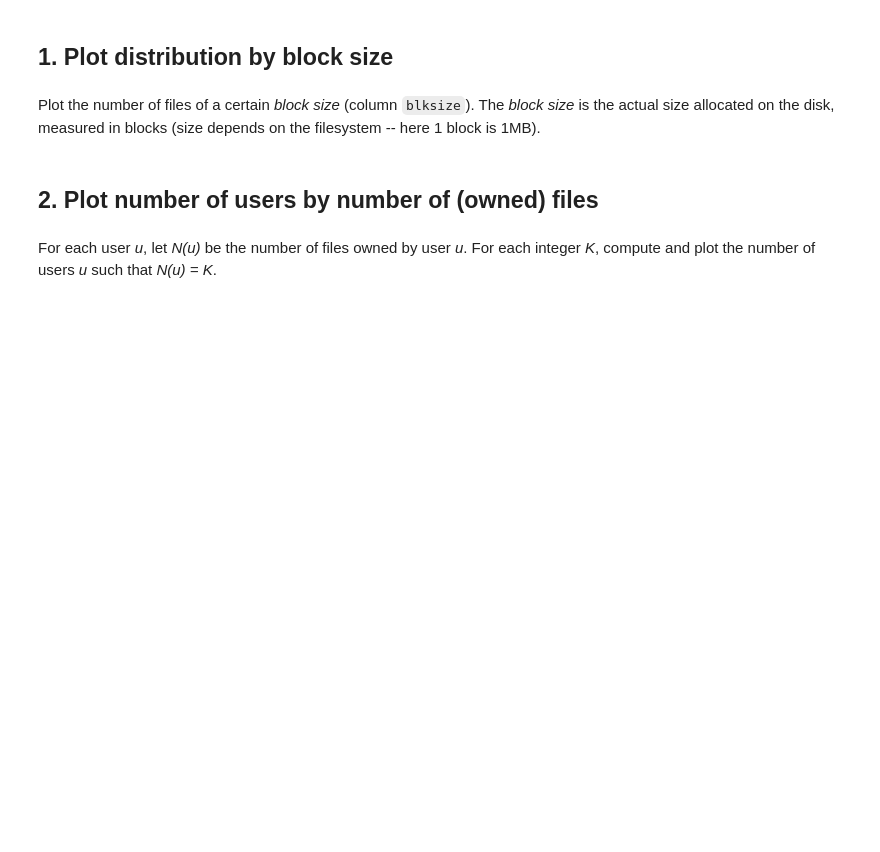
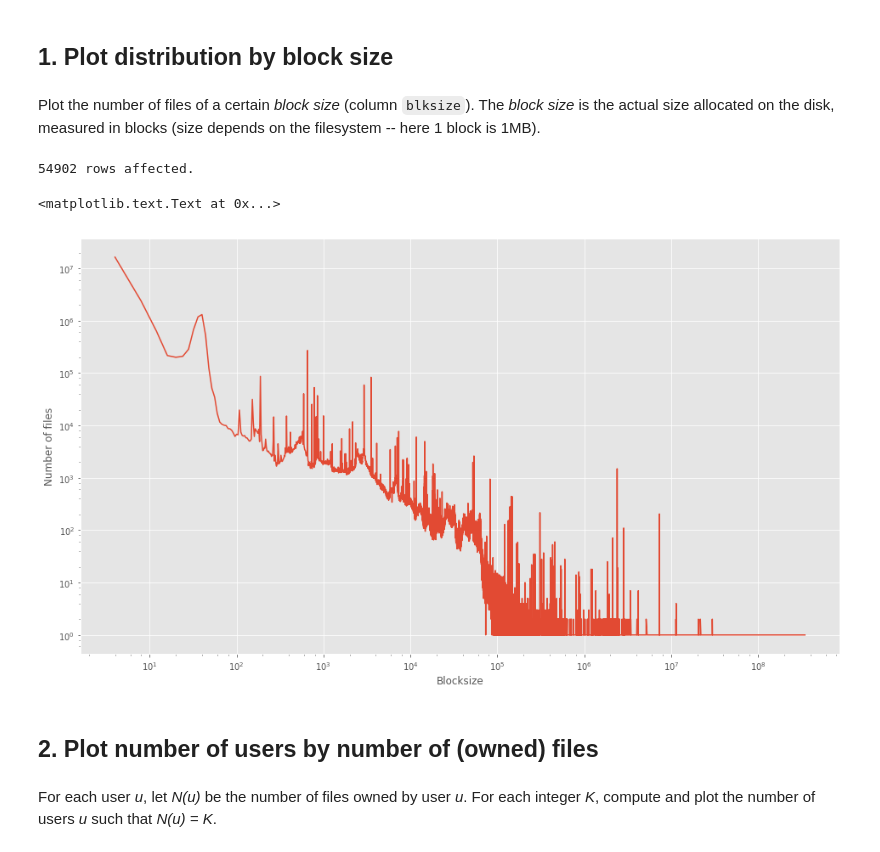
Before and after one commit to mladenivkovic/esc403, a Jupyter notebook: exercises/04-plotting-results-of-SQL-queries.ipynb, the cells around one changed output. Cells and saved outputs as stored; diff of their text form; code cells hidden in the pictures; blank space fills up the shorter version.

```diff
--- a/exercises/04-plotting-results-of-SQL-queries.ipynb
+++ b/exercises/04-plotting-results-of-SQL-queries.ipynb
@@ -83,6 +89,17 @@ plt.plot(sizes, occurrences)
 ## 1. Plot distribution by block size
 # %% [markdown]
 Plot the number of files of a certain *block size* (column `blksize`).  The *block size* is the actual size allocated on the disk, measured in blocks (size depends on the filesystem -- here 1 block is 1MB).
+# %%
+result1 = %sql select blksize, count(path) from lustre group by blksize order by blksize asc;
+blksize,nfiles= zip(*result1)
+
+plt.loglog(blksize,nfiles)
+plt.xlabel("Blocksize")
+plt.ylabel("Number of files")
+# %% [output]
+54902 rows affected.
+<matplotlib.text.Text at 0x...>
+[figure, added]
 # %% [markdown]
 ## 2. Plot number of users by number of (owned) files
 # %% [markdown]
```
Also changed, not shown: parts of 5 cells of this notebook, 2 other files.
